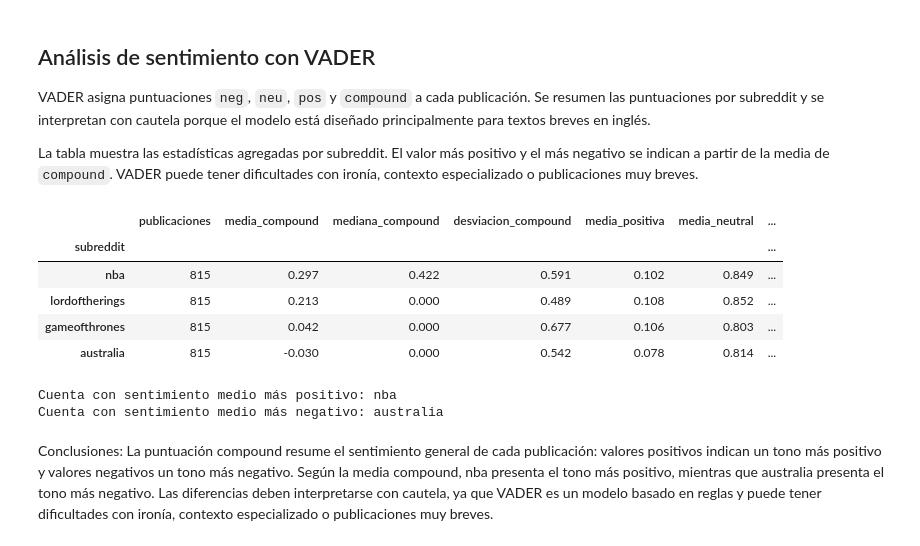
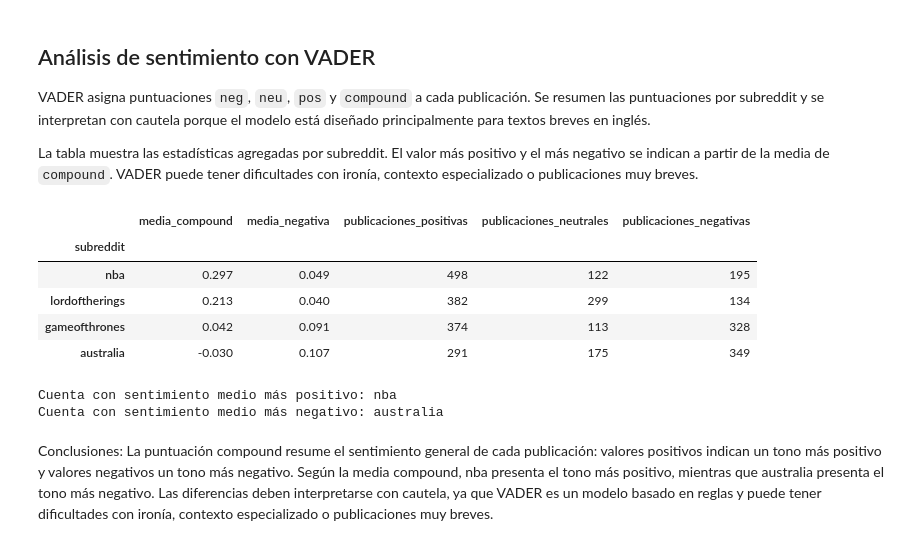
Before and after one commit to mateofra/ling, a Jupyter notebook: fraguas_abal_entregable1.ipynb, the cells around one changed output. Saved outputs shown, nothing was run; the diff lists cells and outputs as text; code cells hidden in the pictures.

```diff
--- a/fraguas_abal_entregable1.ipynb
+++ b/fraguas_abal_entregable1.ipynb
@@ -489,59 +414,41 @@ puntuaciones = datos["texto"].fillna("").apply(
     analizador_sentimiento.polarity_scores
 ).apply(pd.Series)
 
 datos_sentimiento = pd.concat(
     [datos.reset_index(drop=True), puntuaciones.reset_index(drop=True)],
     axis=1
 )
 
 # Clasificación estándar de VADER: negativa, neutral o positiva
 datos_sentimiento["categoria_sentimiento"] = pd.cut(
     datos_sentimiento["compound"],
     bins=[-float("inf"), -0.05, 0.05, float("inf")],
     labels=["negativa", "neutral", "positiva"],
     include_lowest=True
 )
 
 # Estadísticas agregadas por subreddit
 estadisticas_sentimiento = datos_sentimiento.groupby("subreddit").agg(
-    publicaciones=("texto", "count"),
     media_compound=("compound", "mean"),
-    mediana_compound=("compound", "median"),
-    desviacion_compound=("compound", "std"),
-    media_positiva=("pos", "mean"),
-    media_neutral=("neu", "mean"),
     media_negativa=("neg", "mean"),
     publicaciones_positivas=("categoria_sentimiento", lambda valores: (valores == "positiva").sum()),
     publicaciones_neutrales=("categoria_sentimiento", lambda valores: (valores == "neutral").sum()),
     publicaciones_negativas=("categoria_sentimiento", lambda valores: (valores == "negativa").sum())
 ).sort_values("media_compound", ascending=False)
 
 display(estadisticas_sentimiento.round(3))
 
 # Comparación de sentimiento
-subreddit_mas_positivo = estadisticas_sentimiento["media_compound"].idxmax()
-subreddit_mas_negativo = estadisticas_sentimiento["media_compound"].idxmin()
 
-print(f"Cuenta con sentimiento medio más positivo: {subreddit_mas_positivo}")
-print(f"Cuenta con sentimiento medio más negativo: {subreddit_mas_negativo}")
-
-# Guardar resultados
-datos_sentimiento.to_csv(
-    "datos_sentimiento.csv",
-    index=False,
-    encoding="utf-8"
-)
-estadisticas_sentimiento.to_csv(
-    "estadisticas_sentimiento.csv",
-    encoding="utf-8"
-)
+print(f"Cuenta con sentimiento medio más positivo: {estadisticas_sentimiento["media_compound"].idxmax()}")
+print(f"Cuenta con sentimiento medio más negativo: {estadisticas_sentimiento["media_compound"].idxmin()}")
 # %% [output]
-|  | publicaciones | media_compound | mediana_compound | desviacion_compound | media_positiva | media_neutral | ... |
-| subreddit |  |  |  |  |  |  | ... |
-| nba | 815 | 0.297 | 0.422 | 0.591 | 0.102 | 0.849 | ... |
-| lordoftherings | 815 | 0.213 | 0.000 | 0.489 | 0.108 | 0.852 | ... |
-| gameofthrones | 815 | 0.042 | 0.000 | 0.677 | 0.106 | 0.803 | ... |
-| australia | 815 | -0.030 | 0.000 | 0.542 | 0.078 | 0.814 | ... |
+|  | media_compound | media_negativa | publicaciones_positivas | publicaciones_neutrales | publicaciones_negativas |
+| subreddit |  |  |  |  |  |
+| nba | 0.297 | 0.049 | 498 | 122 | 195 |
+| lordoftherings | 0.213 | 0.040 | 382 | 299 | 134 |
+| gameofthrones | 0.042 | 0.091 | 374 | 113 | 328 |
+| australia | -0.030 | 0.107 | 291 | 175 | 349 |
 Cuenta con sentimiento medio más positivo: nba
 Cuenta con sentimiento medio más negativo: australia
 # %% [markdown]
```
Also changed, not shown: parts of 16 cells of this notebook, 13 other files.
